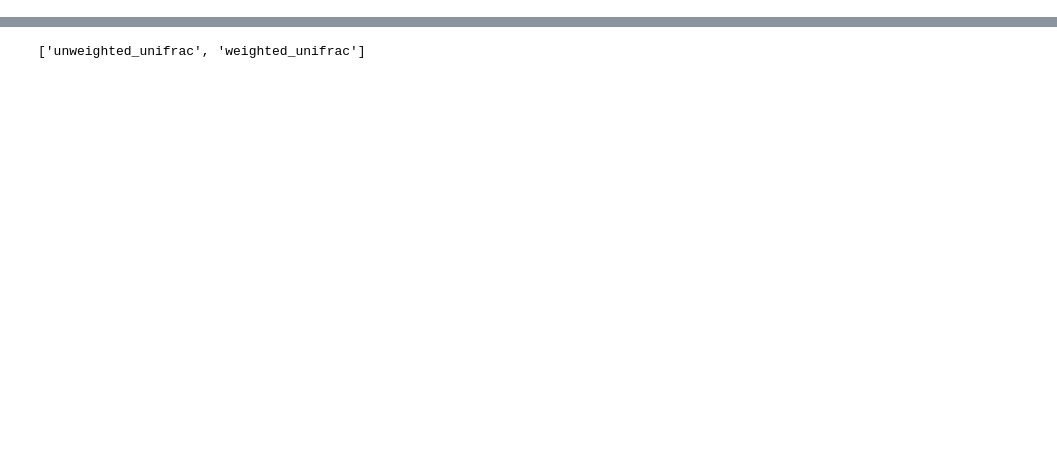
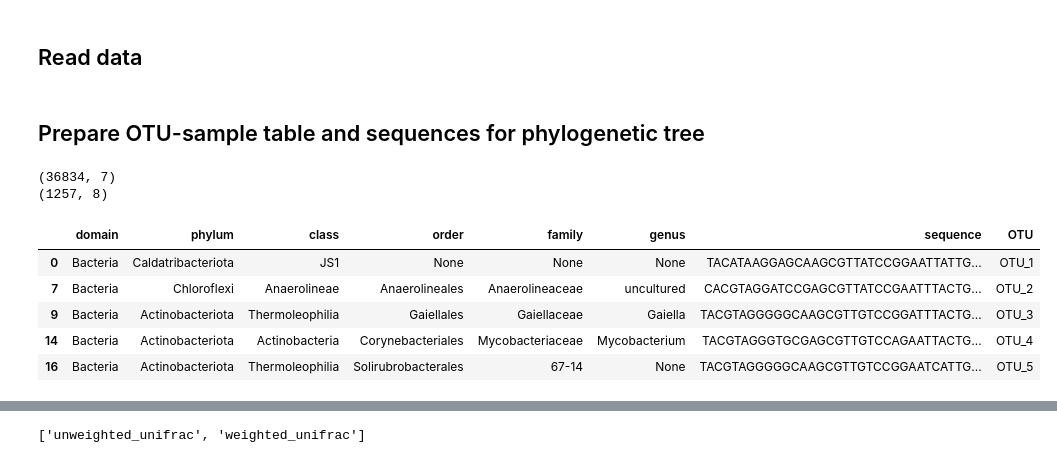
Before and after one commit to kpotoh/valerik, a Jupyter notebook: notebooks/diversity.ipynb, the cells around one changed output, grey strips where cells are left out. Drawn from its saved outputs; the diff is of its cells as text; code cells hidden in the pictures; blank space fills up the shorter version.

```diff
--- a/notebooks/diversity.ipynb
+++ b/notebooks/diversity.ipynb
@@ -17,3 +18,5 @@ from sklearn.manifold import MDS
+# %% [markdown]
+## Read data
 # %%
 otus = pd.read_csv("../data/otus.csv")
 comp = pd.read_csv("../data/comp.csv")
@@ -23,0 +27,2 @@ comp = pd.read_csv("../data/comp.csv")
+# %% [markdown]
+## Prepare OTU-sample table and sequences for phylogenetic tree
@@ -23,0 +43,19 @@ comp = pd.read_csv("../data/comp.csv")
+# %%
+otus_taxa = pd.DataFrame(otus.taxonomy.str.split("&").apply(get_silva_taxonomy).tolist())
+otus_full = pd.concat([otus, otus_taxa], axis=1)
+otus_core = otus_full[["domain", "phylum", "class", "order", "family", "genus", "sequence"]]
+print(otus_core.shape)
+otus_core = otus_core.drop_duplicates(["domain", "phylum", "class", "order", "family", "genus"])
+otus_core["OTU"] = np.arange(1, otus_core.shape[0] + 1)
+otus_core["OTU"] = otus_core["OTU"].apply(lambda x: f"OTU_{x}")
+print(otus_core.shape)
+otus_core.head()
+# %% [output]
+(36834, 7)
+(1257, 8)
+|  | domain | phylum | class | order | family | genus | sequence | OTU |
+| 0 | Bacteria | Caldatribacteriota | JS1 | None | None | None | TACATAAGGAGCAAGCGTTATCCGGAATTATTG... | OTU_1 |
+| 7 | Bacteria | Chloroflexi | Anaerolineae | Anaerolineales | Anaerolineaceae | uncultured | CACGTAGGATCCGAGCGTTATCCGAATTTACTG... | OTU_2 |
+| 9 | Bacteria | Actinobacteriota | Thermoleophilia | Gaiellales | Gaiellaceae | Gaiella | TACGTAGGGGGCAAGCGTTGTCCGGATTTACTG... | OTU_3 |
+| 14 | Bacteria | Actinobacteriota | Actinobacteria | Corynebacteriales | Mycobacteriaceae | Mycobacterium | TACGTAGGGTGCGAGCGTTGTCCAGAATTACTG... | OTU_4 |
+| 16 | Bacteria | Actinobacteriota | Thermoleophilia | Solirubrobacterales | 67-14 | None | TACGTAGGGGGCAAGCGTTGTCCGGAATCATTG... | OTU_5 |
```
Also changed, not shown: parts of 14 cells of this notebook, 4 other files.
